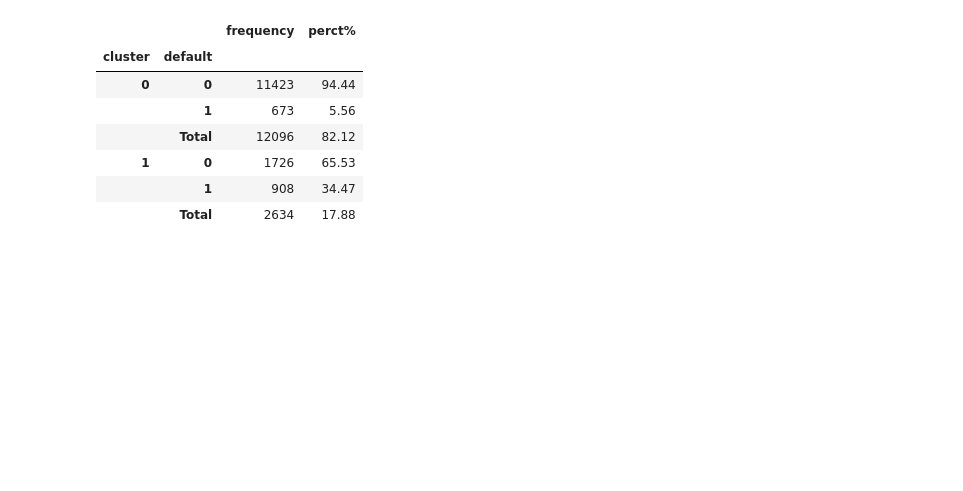
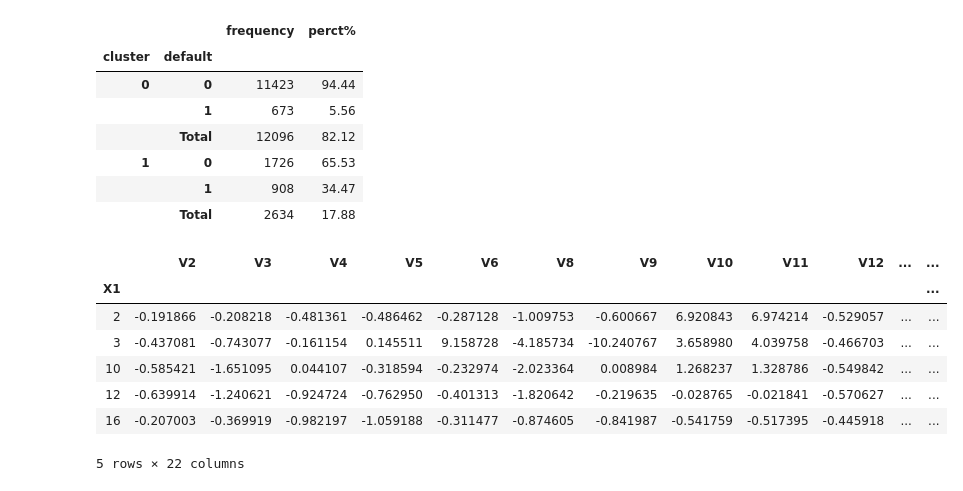
Before and after one commit to kindhjj/network_model_for_credit_scoring, a Jupyter notebook: code/Classification.ipynb, the cells around one changed output. Cells and saved outputs as stored; diff of their text form; code cells hidden in the pictures; blank space fills up the shorter version.

Commit message:
add status to output

```diff
--- a/code/Classification.ipynb
+++ b/code/Classification.ipynb
@@ -317,6 +317,22 @@ gen_summary_df(data_status,np.argmax(q, 1))
 |  | 1 | 908 | 34.47 |
 |  | Total | 2634 | 17.88 |
 # %%
+adj_features_df['status']=data_status
 adj_features_df.to_csv('new_feature.csv')
+Feature_vec['X1']=adj_features_df.index
+Feature_vec.set_index('X1',inplace=True)
+Feature_vec['status']=data_status
 Feature_vec.to_csv('new_svd.csv')
-pd.DataFrame({"cluster": kmeans_pred}).to_csv('kmeans.csv')
+pd.DataFrame({"cluster": kmeans_pred,"status":data_status}).to_csv('kmeans.csv')
+# %%
+adj_features_df['status']=data_status
+adj_features_df.head()
+# %% [output]
+|  | V2 | V3 | V4 | V5 | V6 | V8 | V9 | V10 | V11 | V12 | ... | ... |
+| X1 |  |  |  |  |  |  |  |  |  |  |  | ... |
+| 2 | -0.191866 | -0.208218 | -0.481361 | -0.486462 | -0.287128 | -1.009753 | -0.600667 | 6.920843 | 6.974214 | -0.529057 | ... | ... |
+| 3 | -0.437081 | -0.743077 | -0.161154 | 0.145511 | 9.158728 | -4.185734 | -10.240767 | 3.658980 | 4.039758 | -0.466703 | ... | ... |
+| 10 | -0.585421 | -1.651095 | 0.044107 | -0.318594 | -0.232974 | -2.023364 | 0.008984 | 1.268237 | 1.328786 | -0.549842 | ... | ... |
+| 12 | -0.639914 | -1.240621 | -0.924724 | -0.762950 | -0.401313 | -1.820642 | -0.219635 | -0.028765 | -0.021841 | -0.570627 | ... | ... |
+| 16 | -0.207003 | -0.369919 | -0.982197 | -1.059188 | -0.311477 | -0.874605 | -0.841987 | -0.541759 | -0.517395 | -0.445918 | ... | ... |
+5 rows × 22 columns
```
Also changed, not shown: parts of 1 cell of this notebook, 3 other files.
